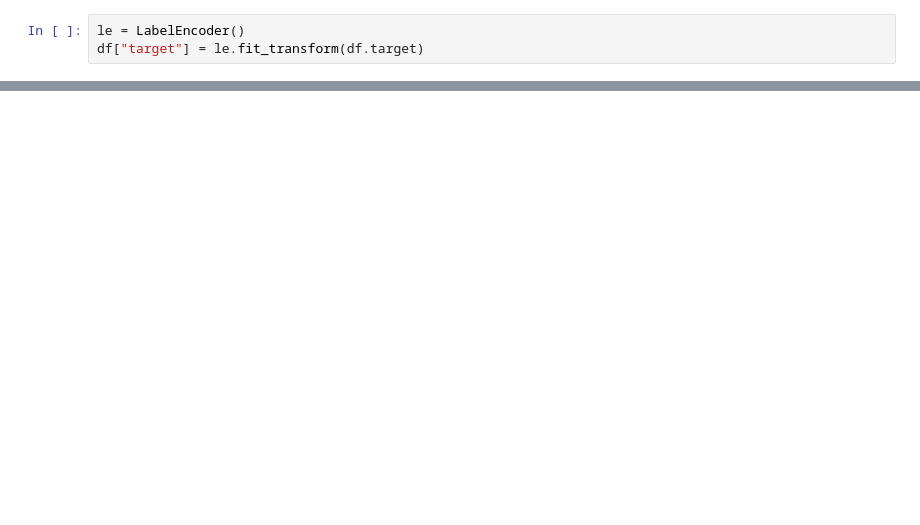
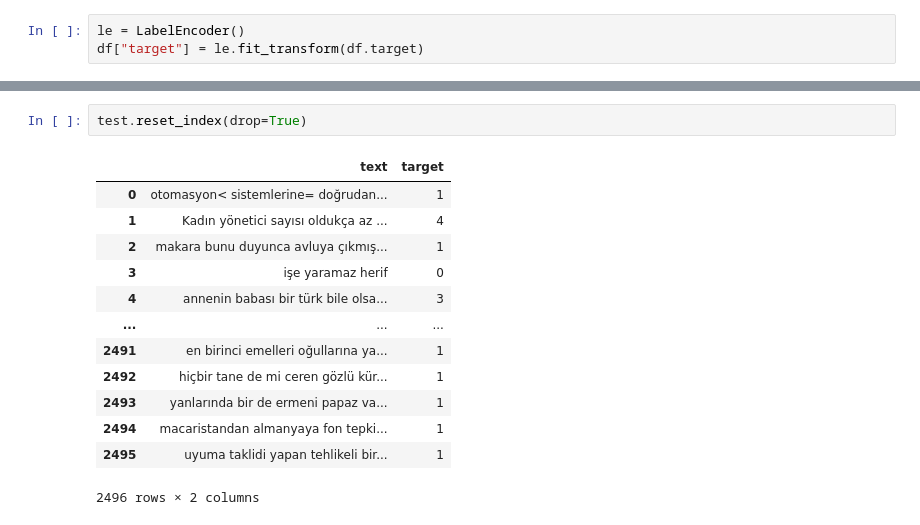
Before and after one commit to nanelimon-organization/model-strategies, a Jupyter notebook: baseline_model.ipynb, the cells around one changed output, grey strips where cells are left out. Saved outputs shown, nothing was run; the diff lists cells and outputs as text; blank space fills up the shorter version.

```diff
--- a/baseline_model.ipynb
+++ b/baseline_model.ipynb
@@ -29,3 +77,19 @@ print(df.head())
+# %%
+test.reset_index(drop=True)
+# %% [output]
+|  | text | target |
+| 0 | otomasyon< sistemlerine= doğrudan... | 1 |
+| 1 | Kadın yönetici sayısı oldukça az ... | 4 |
+| 2 | makara bunu duyunca avluya çıkmış... | 1 |
+| 3 | işe yaramaz herif | 0 |
+| 4 | annenin babası bir türk bile olsa... | 3 |
+| ... | ... | ... |
+| 2491 | en birinci emelleri oğullarına ya... | 1 |
+| 2492 | hiçbir tane de mi ceren gözlü kür... | 1 |
+| 2493 | yanlarında bir de ermeni papaz va... | 1 |
+| 2494 | macaristandan almanyaya fon tepki... | 1 |
+| 2495 | uyuma taklidi yapan tehlikeli bir... | 1 |
+2496 rows × 2 columns
 # %%
 model = ClassificationModel('bert', 'dbmdz/bert-base-turkish-128k-uncased',
                         num_labels=5,
```
Also changed, not shown: parts of 30 cells of this notebook.
